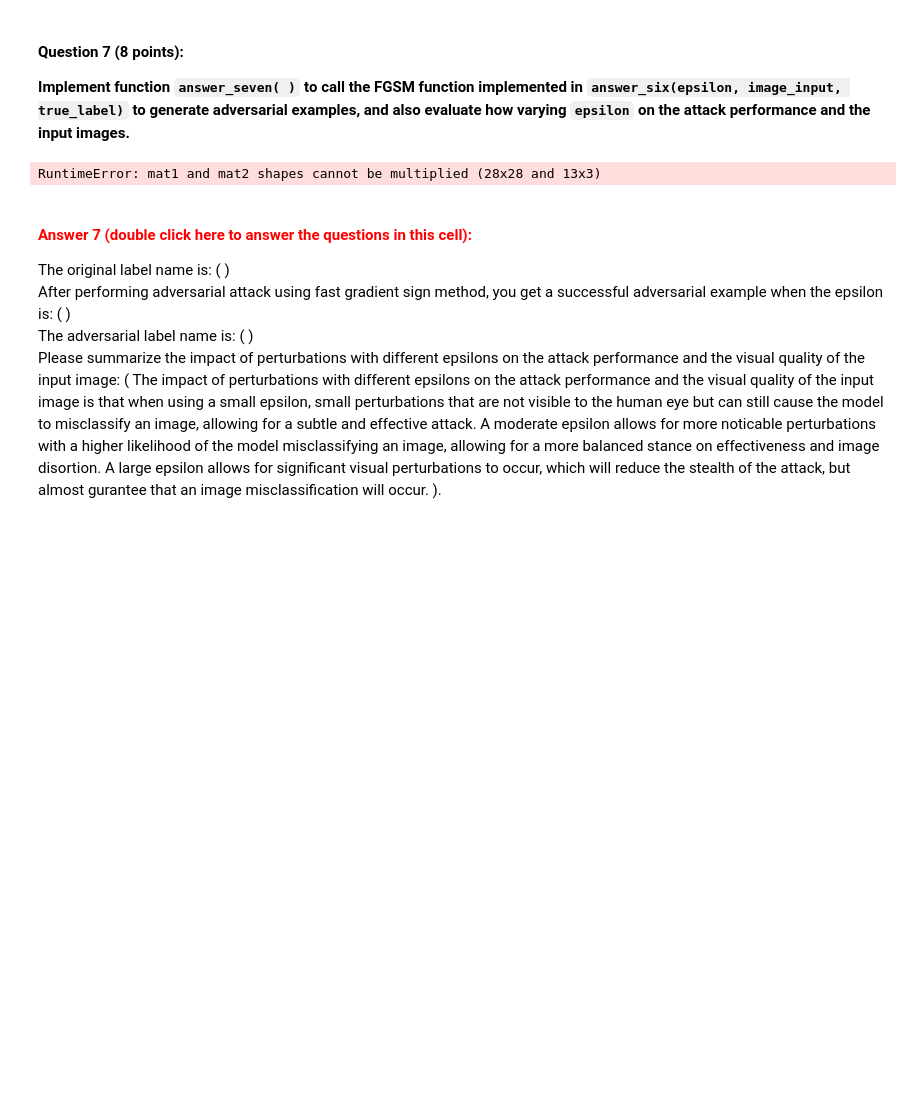
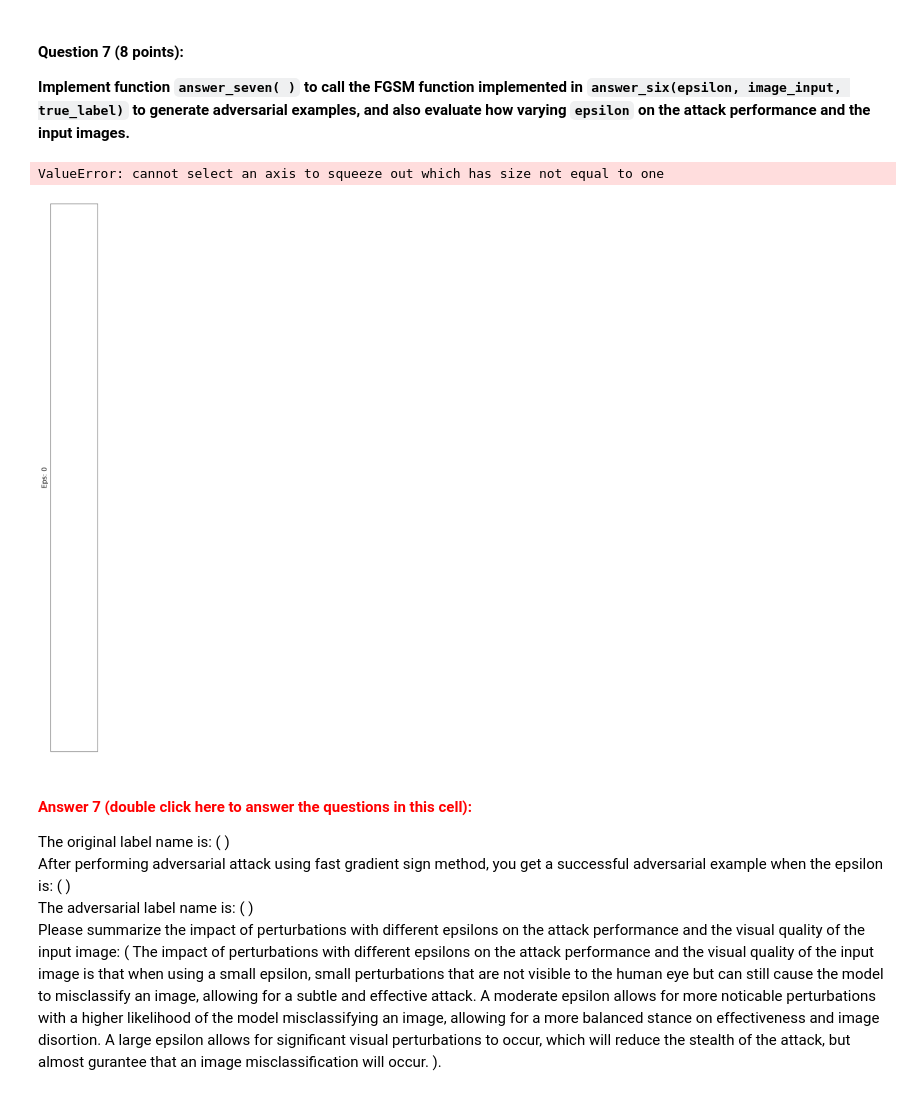
Before and after one commit to JoeClaborn/Python, a Jupyter notebook: CEG4900/Labs/Lab Assignment 1-4900/Joseph-Claborn-4900-Lab1.ipynb, the cells around one changed output. Drawn from its saved outputs; the diff is of its cells as text; code cells hidden in the pictures; blank space fills up the shorter version.

```diff
--- a/CEG4900/Labs/Lab Assignment 1-4900/Joseph-Claborn-4900-Lab1.ipynb
+++ b/CEG4900/Labs/Lab Assignment 1-4900/Joseph-Claborn-4900-Lab1.ipynb
@@ -454,16 +457,16 @@ epochs = 7
 class CNN(nn.Module):
     def __init__(self):
         super(CNN, self).__init__()
-        self.conv1 = nn.Conv2d(in_channels=1, out_channels=10, kernel_size=1)                                   #Convolution: 1 input channel to 10 channels with kernel_size 5
-        self.conv2 = nn.Conv2d(in_channels=10, out_channels=20, kernel_size=5)                                   #Convolution: 10 channels to 20 channels with kernel_size 5
-        self.fc1=nn.Linear(in_features=320, out_features=50)                                   #Fully-connected layer: 320 neurons to 50 neurons
-        self.fc2=nn.Linear(in_features=50, out_features=10)                                   #Fully-connected layer: 50 neurons to 10 neurons
+        self.conv1 = nn.Conv2d(1, 10, kernel_size=5)                                   #Convolution: 1 input channel to 10 channels with kernel_size 5
+        self.conv2 = nn.Conv2d(10, 20, kernel_size=5)                                   #Convolution: 10 channels to 20 channels with kernel_size 5
+        self.fc1=nn.Linear(320, 50)                                   #Fully-connected layer: 320 neurons to 50 neurons
+        self.fc2=nn.Linear(50, 10)                                   #Fully-connected layer: 50 neurons to 10 neurons
 
     def forward(self, x):
         x = F.relu(self.conv1(x))                                   #Use ReLU as activation function for the convolution layer
-        x = F.max_pool2d(x, kernel_size=2)                                   #Apply max_pooling on the output of the convolution layer with size 2
+        x = F.max_pool2d(x, 2)                                   #Apply max_pooling on the output of the convolution layer with size 2
         x = F.relu(self.conv2(x))                                   #Use ReLU as activation function for the convolution layer
-        x = F.max_pool2d(x, kernel_size=2)                                   #Apply max_pooling on the output of the convolution layer with size 2
+        x = F.max_pool2d(x, 2)                                   #Apply max_pooling on the output of the convolution layer with size 2
         x = x.view(x.size(0), -1)                                   #Flatten all channels to a single vector
         x = F.relu(self.fc1(x))                                   #Use ReLU as activation function for the fully-connected layer
         x = self.fc2(x)                                   #Obtain the final output with 10 neurons for 10 classes
@@ -493,4 +496,6 @@ def answer_five():
 
 #Run your function in the cell to return the results
 model, macrof1, microf1 = answer_five()
+print("Macro F1: ", macrof1)
+print("Micro F1: ", microf1)
 # %% [output]
@@ -562,36 +576,37 @@ def answer_seven():
     adversarial_examples = []
     true_labels = []
     adv_labels = []
 
     for epsilon in epsilons:
         #Code here: call answer_six() to generate the perturbed image: you need to pass the corresponding parameters to this function
         perturbed_image = answer_six(epsilon, test_images[0].unsqueeze(0), test_imagelabels[0].item())
         #Code here:: use predict_label() to classify the perturbed image
-        adv_label = predict_label(perturbed_image)
+        adv_label = predict_label(model, perturbed_image)
 
         adversarial_examples.append(perturbed_image.detach().numpy())
-        true_labels.append(test_imagelabels)
+        true_labels.append(test_imagelabels[0].item())
         adv_labels.append(adv_label)
 
     return adversarial_examples, true_labels, adv_labels
 
 #Run your function in the cell to return the results
 adversarial_examples, true_labels, adv_labels = answer_seven()
 
 #Plot adversarial example at each epsilon
 plt.figure(figsize=(12,20))
 for i in range(len(epsilons)):
     plt.subplot(1, len(epsilons), i + 1)
     plt.xticks([], [])
     plt.yticks([], [])
     plt.ylabel("Eps: {}".format(epsilons[i]), fontsize=14)
     orig, adv, ex = true_labels[i], adv_labels[i], adversarial_examples[i][0].squeeze(0)
     plt.title("Ori:{} -> \nAdv: {}".format(class_names[orig], class_names[adv]))
     plt.imshow(ex, cmap="gray")
 plt.tight_layout()
 plt.show()
 # %% [output]
-RuntimeError: mat1 and mat2 shapes cannot be multiplied (28x28 and 13x3)
+ValueError: cannot select an axis to squeeze out which has size not equal to one
+[figure, added]
 # %% [markdown]
 #### <font color='red'>Answer 7 (double click here to answer the questions in this cell):</font>
 The original label name is: ( ) <br>
```
Also changed, not shown: parts of 8 cells of this notebook.
